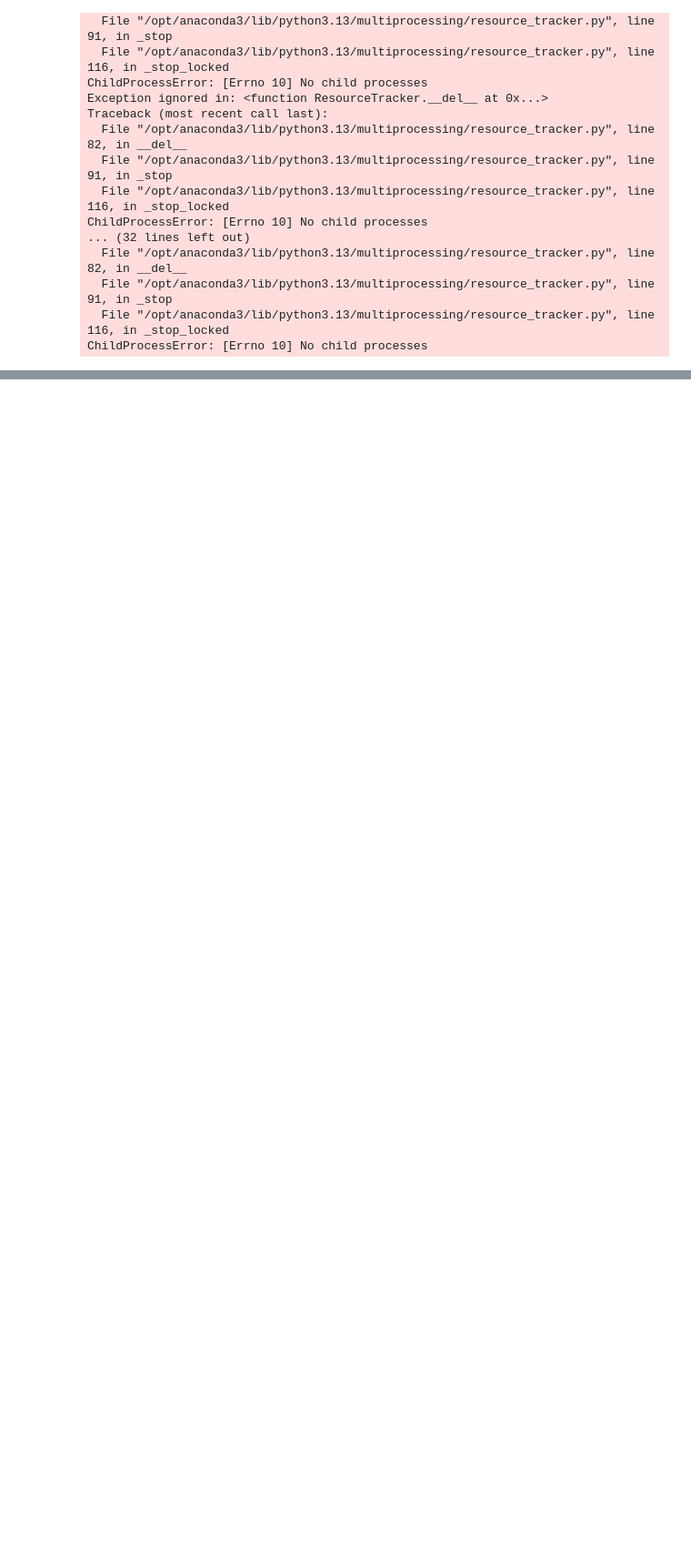
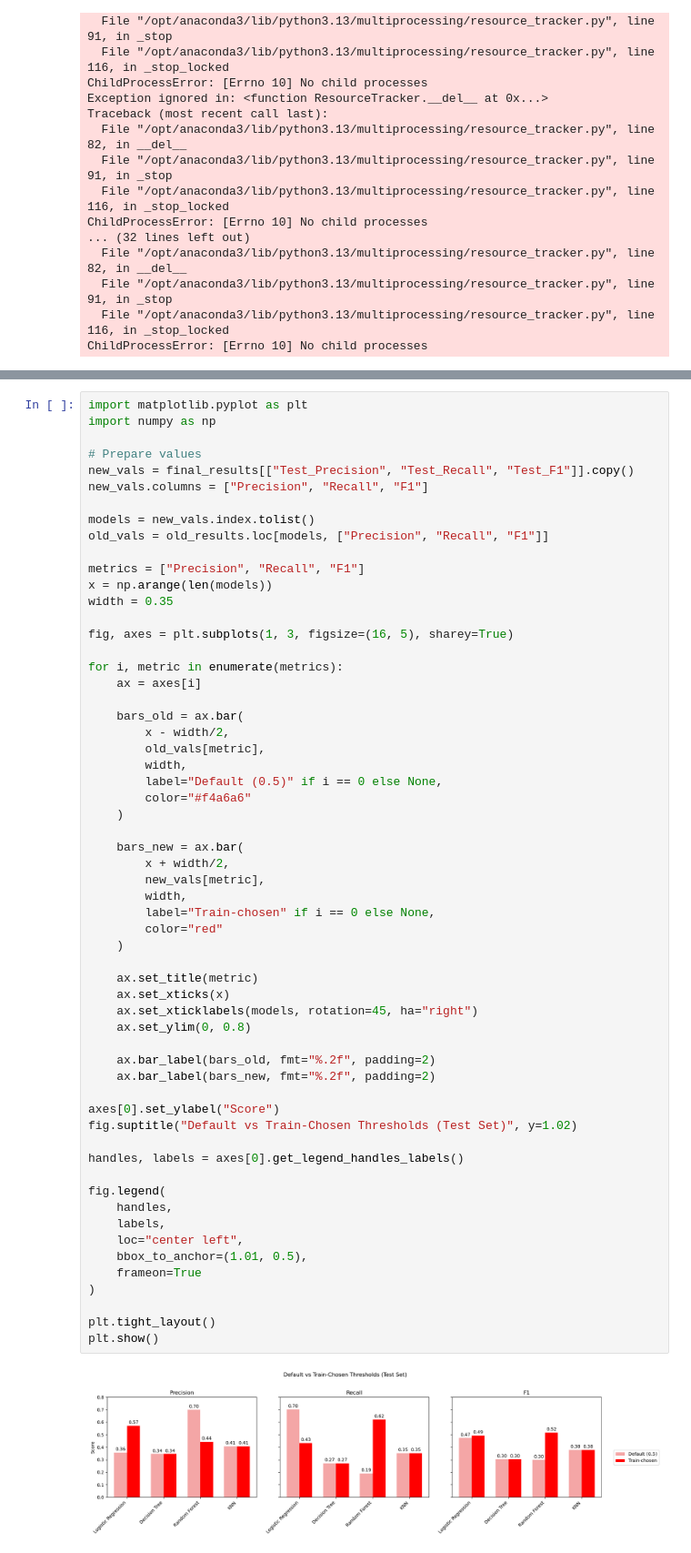
Before and after one commit to Avisonix/AML-Gruppe30, a Jupyter notebook: src/newCodeThreshold.ipynb, the cells around one changed output, grey strips where cells are left out. Shown at 91% size. Drawn from its saved outputs; the diff is of its cells as text; blank space fills up the shorter version.

Commit message:
new plot for threshold

```diff
--- a/src/newCodeThreshold.ipynb
+++ b/src/newCodeThreshold.ipynb
@@ -452,0 +485,61 @@ ChildProcessError: [Errno 10] No child processes
+# %%
+import matplotlib.pyplot as plt
+import numpy as np
+
+# Prepare values
+new_vals = final_results[["Test_Precision", "Test_Recall", "Test_F1"]].copy()
+new_vals.columns = ["Precision", "Recall", "F1"]
+
+models = new_vals.index.tolist()
+old_vals = old_results.loc[models, ["Precision", "Recall", "F1"]]
+
+metrics = ["Precision", "Recall", "F1"]
+x = np.arange(len(models))
+width = 0.35
+
+fig, axes = plt.subplots(1, 3, figsize=(16, 5), sharey=True)
+
+for i, metric in enumerate(metrics):
+    ax = axes[i]
+
+    bars_old = ax.bar(
+        x - width/2,
+        old_vals[metric],
+        width,
+        label="Default (0.5)" if i == 0 else None,
+        color="#f4a6a6"
+    )
+
+    bars_new = ax.bar(
+        x + width/2,
+        new_vals[metric],
+        width,
+        label="Train-chosen" if i == 0 else None,
+        color="red"
+    )
+
+    ax.set_title(metric)
+    ax.set_xticks(x)
+    ax.set_xticklabels(models, rotation=45, ha="right")
+    ax.set_ylim(0, 0.8)
+
+    ax.bar_label(bars_old, fmt="%.2f", padding=2)
+    ax.bar_label(bars_new, fmt="%.2f", padding=2)
+
+axes[0].set_ylabel("Score")
+fig.suptitle("Default vs Train-Chosen Thresholds (Test Set)", y=1.02)
+
+handles, labels = axes[0].get_legend_handles_labels()
+
+fig.legend(
+    handles,
+    labels,
+    loc="center left",
+    bbox_to_anchor=(1.01, 0.5),
+    frameon=True
+)
+
+plt.tight_layout()
+plt.show()
+# %% [output]
+[figure, added]
```
Also changed, not shown: parts of 2 cells of this notebook.
